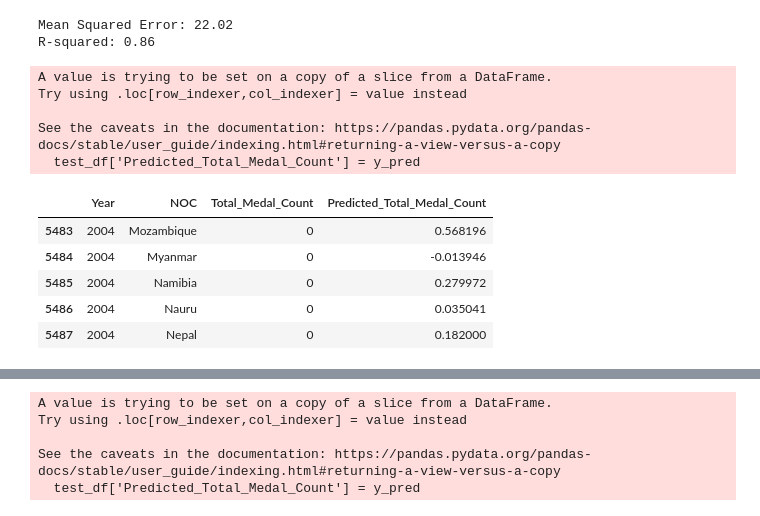
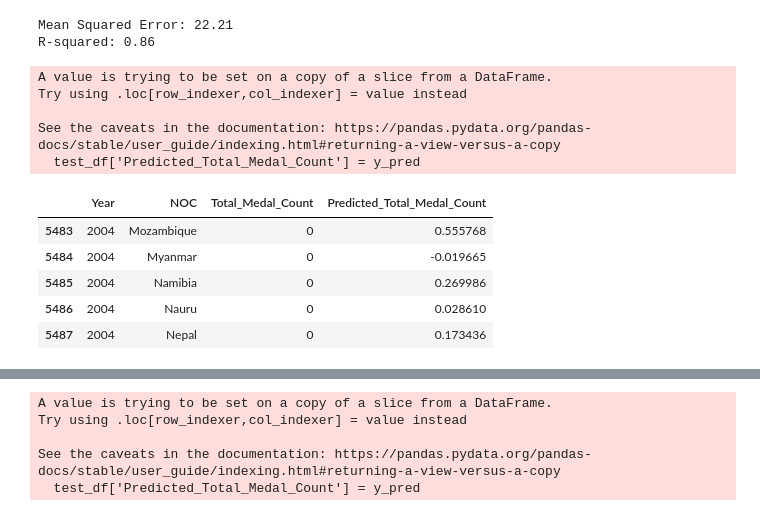
Before and after one commit to SuramyaAngdembay/mcm25, a Jupyter notebook: model_testing/Linear_Regression.ipynb, the cells around one changed output, grey strips where cells are left out. Drawn from its saved outputs; the diff is of its cells as text; code cells hidden in the pictures.

```diff
--- a/model_testing/Linear_Regression.ipynb
+++ b/model_testing/Linear_Regression.ipynb
@@ -4,7 +4,7 @@ from sklearn.linear_model import LinearRegression
 from sklearn.metrics import mean_squared_error, r2_score
 
 # Load the concatenated dataset
-data_path = './model_testing/cleaned_concatenated_with_host_status.csv'
+data_path = 'cleaned_concatenated_with_host_and_future_status.csv'
 df = pd.read_csv(data_path)
 
 # Sort the data by Year to preserve the time-series nature
@@ -22,41 +22,41 @@ train_df = df.iloc[:split_index]
 test_df = df.iloc[split_index:]
 
 # Define features and target
-features = ['Total_Athletes', 'Previous_Total_Medal_Count', 'host_status']
+features = ['Total_Athletes', 'Previous_Total_Medal_Count', 'host_status','future_host_status']
 X_train = train_df[features]
 y_train = train_df['Total_Medal_Count']
 X_test = test_df[features]
 y_test = test_df['Total_Medal_Count']
 
 # Train a linear regression model
 model = LinearRegression()
 model.fit(X_train, y_train)
 
 # Predict on the test set
 y_pred = model.predict(X_test)
 
 # Evaluate the model
 mse = mean_squared_error(y_test, y_pred)
 r2 = r2_score(y_test, y_pred)
 
 # Output results
 print(f"Mean Squared Error: {mse:.2f}")
 print(f"R-squared: {r2:.2f}")
 
 # Display first few predictions alongside actual values
 test_df['Predicted_Total_Medal_Count'] = y_pred
 test_df[['Year', 'NOC', 'Total_Medal_Count', 'Predicted_Total_Medal_Count']].head()
 # %% [output]
-Mean Squared Error: 22.02
+Mean Squared Error: 22.21
 R-squared: 0.86
 A value is trying to be set on a copy of a slice from a DataFrame.
 Try using .loc[row_indexer,col_indexer] = value instead
 
 See the caveats in the documentation: https://pandas.pydata.org/pandas-docs/stable/user_guide/indexing.html#returning-a-view-versus-a-copy
   test_df['Predicted_Total_Medal_Count'] = y_pred
 |  | Year | NOC | Total_Medal_Count | Predicted_Total_Medal_Count |
-| 5483 | 2004 | Mozambique | 0 | 0.568196 |
-| 5484 | 2004 | Myanmar | 0 | -0.013946 |
-| 5485 | 2004 | Namibia | 0 | 0.279972 |
-| 5486 | 2004 | Nauru | 0 | 0.035041 |
-| 5487 | 2004 | Nepal | 0 | 0.182000 |
+| 5483 | 2004 | Mozambique | 0 | 0.555768 |
+| 5484 | 2004 | Myanmar | 0 | -0.019665 |
+| 5485 | 2004 | Namibia | 0 | 0.269986 |
+| 5486 | 2004 | Nauru | 0 | 0.028610 |
+| 5487 | 2004 | Nepal | 0 | 0.173436 |
```
Also changed, not shown: parts of 4 cells of this notebook, 18 other files.
